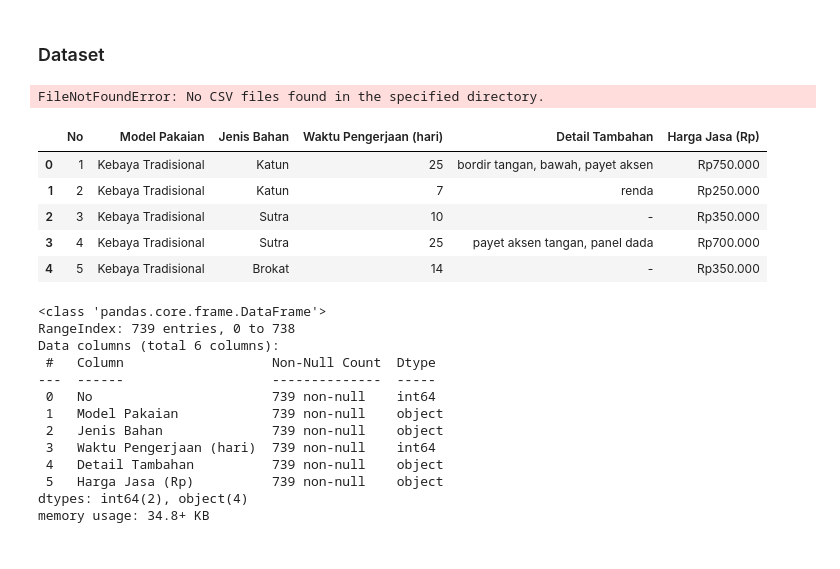
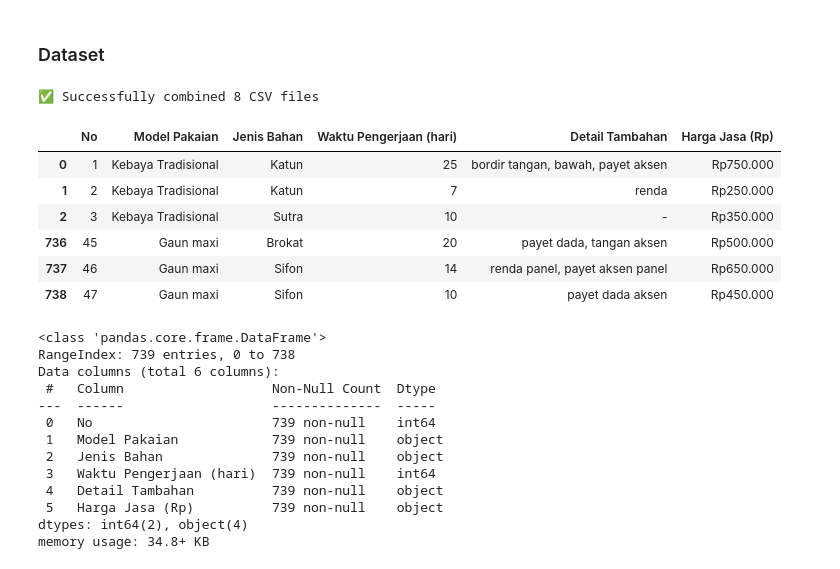
Before and after one commit to adzkykhairany/tailor-price-predictor, a Jupyter notebook: models/prediction_model.ipynb, the cells around one changed output. Cells and saved outputs as stored; diff of their text form; code cells hidden in the pictures.

```diff
--- a/models/prediction_model.ipynb
+++ b/models/prediction_model.ipynb
@@ -20,7 +20,7 @@ from scipy.stats import uniform, zscore
 # %% [markdown]
 ### Dataset
 # %%
-file_paths = glob.glob('D:/data/raw/*.csv')
+file_paths = glob.glob('C:/Users/Kayaki/ta_project/data/raw/*.csv')
 if not file_paths:
     raise FileNotFoundError("No CSV files found in the specified directory.")
 
@@ -28,17 +28,18 @@ data = pd.concat([pd.read_csv(file) for file in file_paths], ignore_index=True)
 data.to_csv('C:/Users/Kayaki/ta_project/data/processed/combined_data.csv', index=False)
 print(f"✅ Successfully combined {len(file_paths)} CSV files")
 # %% [output]
-FileNotFoundError: No CSV files found in the specified directory.
+✅ Successfully combined 8 CSV files
 # %%
-df = pd.read_csv('D:/data/processed/combined_data.csv')
-df.head(5)
+df = pd.read_csv('C:/Users/Kayaki/ta_project/data/processed/combined_data.csv')
+pd.concat([df.head(3), df.tail(3)])
 # %% [output]
 |  | No | Model Pakaian | Jenis Bahan | Waktu Pengerjaan (hari) | Detail Tambahan | Harga Jasa (Rp) |
 | 0 | 1 | Kebaya Tradisional | Katun | 25 | bordir tangan, bawah, payet aksen | Rp750.000 |
 | 1 | 2 | Kebaya Tradisional | Katun | 7 | renda | Rp250.000 |
 | 2 | 3 | Kebaya Tradisional | Sutra | 10 | - | Rp350.000 |
-| 3 | 4 | Kebaya Tradisional | Sutra | 25 | payet aksen tangan, panel dada | Rp700.000 |
-| 4 | 5 | Kebaya Tradisional | Brokat | 14 | - | Rp350.000 |
+| 736 | 45 | Gaun maxi | Brokat | 20 | payet dada, tangan aksen | Rp500.000 |
+| 737 | 46 | Gaun maxi | Sifon | 14 | renda panel, payet aksen panel | Rp650.000 |
+| 738 | 47 | Gaun maxi | Sifon | 10 | payet dada aksen | Rp450.000 |
 # %%
 df.info()
 # %% [output]
```
Also changed, not shown: parts of 5 cells of this notebook.
